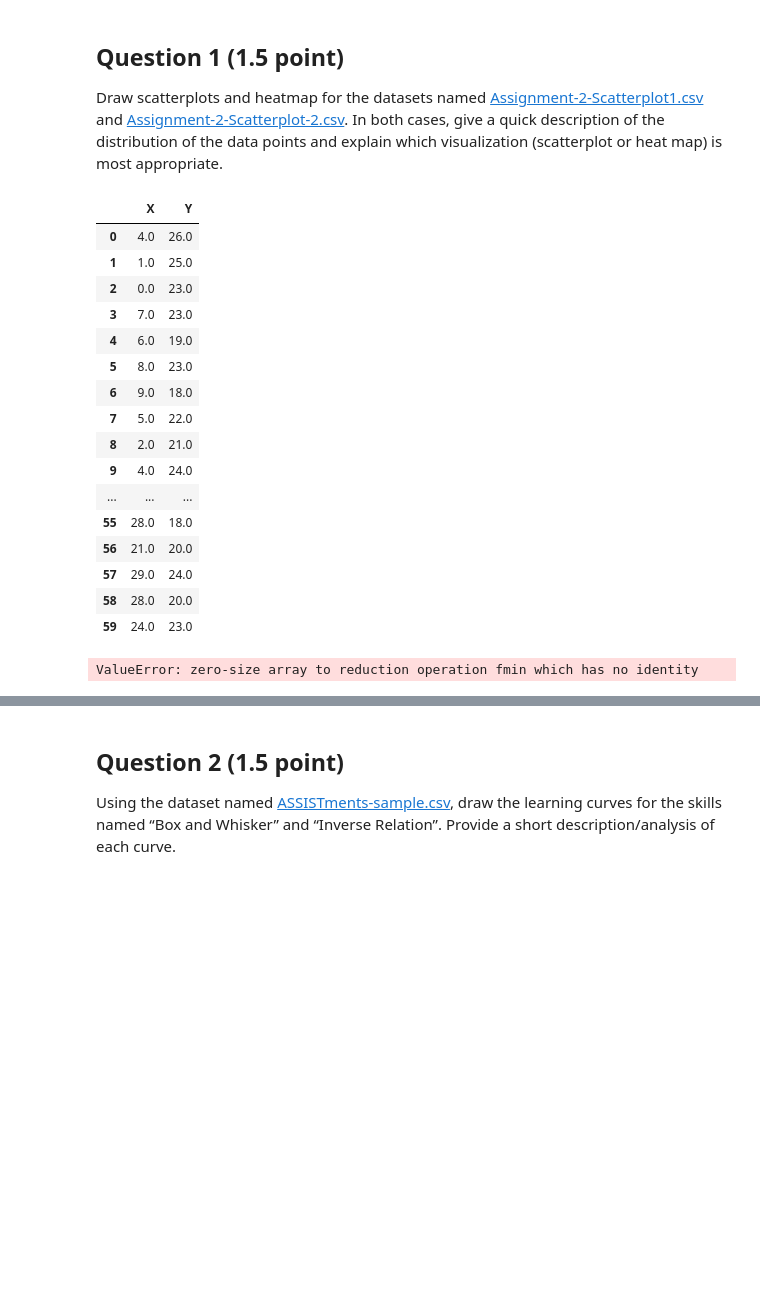
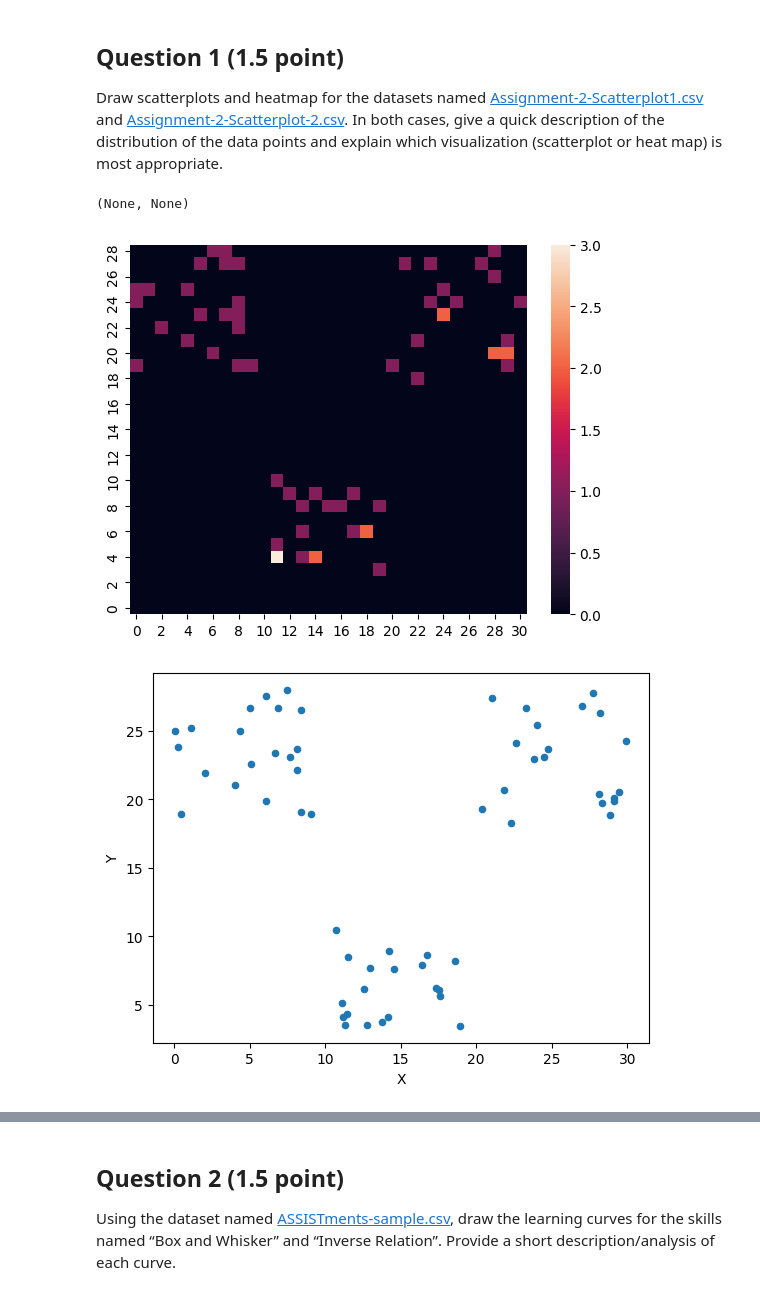
Before and after one commit to rodigu/ci539, a Jupyter notebook: ho2/ho2.ipynb, the cells around one changed output, grey strips where cells are left out. Drawn from its saved outputs; the diff is of its cells as text; code cells hidden in the pictures; blank space fills up the shorter version.

```diff
--- a/ho2/ho2.ipynb
+++ b/ho2/ho2.ipynb
@@ -17,23 +19,3 @@ Draw scatterplots and heatmap for the datasets named [Assignment-2-Scatterplot1.
 # %%
 scatter1 = pd.read_csv('./data/Assignment-2-Scatterplot-1.csv')
 scatter2 = pd.read_csv('./data/Assignment-2-Scatterplot-2.csv')
-# %%
-scatter1.apply(np.floor)
-# %% [output]
-|  | X | Y |
-| 0 | 4.0 | 26.0 |
-| 1 | 1.0 | 25.0 |
-| 2 | 0.0 | 23.0 |
-| 3 | 7.0 | 23.0 |
-| 4 | 6.0 | 19.0 |
-| 5 | 8.0 | 23.0 |
-| 6 | 9.0 | 18.0 |
-| 7 | 5.0 | 22.0 |
-| 8 | 2.0 | 21.0 |
-| 9 | 4.0 | 24.0 |
-| ... | ... | ... |
-| 55 | 28.0 | 18.0 |
-| 56 | 21.0 | 20.0 |
-| 57 | 29.0 | 24.0 |
-| 58 | 28.0 | 20.0 |
-| 59 | 24.0 | 23.0 |
@@ -47,4 +22,6 @@ heat_points = up_round(scatter1['X'].max())
-# %%
-sns.heatmap(scatter1.pivot(columns=['X', 'Y']))
-# %% [output]
-ValueError: zero-size array to reduction operation fmin which has no identity
+# %%
+ho2.plot_heatmap(scatter1), ho2.plot_scatter(scatter1)
+# %% [output]
+(None, None)
+[figure, added]
+[figure, added]
```
Also changed, not shown: parts of 8 cells of this notebook, 2 other files.
